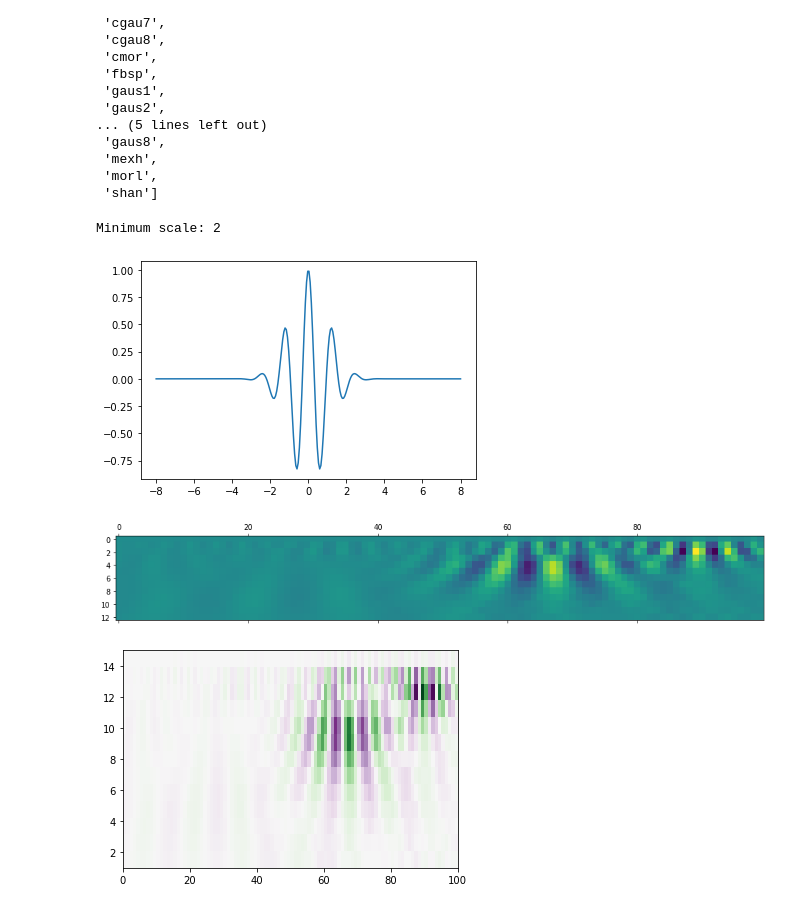
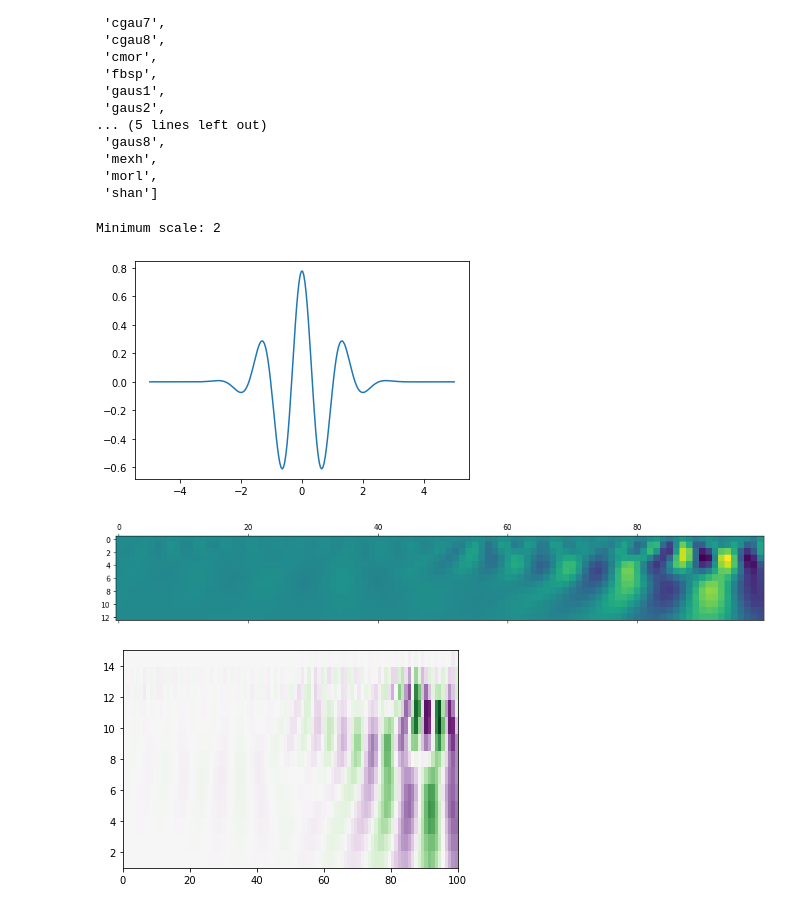
Before and after one commit to tjnewton/sigpig, a Jupyter notebook: examples/explore_Trace.ipynb, the cells around one changed output. Saved outputs shown, nothing was run; the diff lists cells and outputs as text; code cells hidden in the pictures.

Commit message:
add wavelet transform

```diff
--- a/examples/explore_Trace.ipynb
+++ b/examples/explore_Trace.ipynb
@@ -132,7 +132,7 @@ fig.tight_layout()
 [figure]
 # %%
 # identify the trace to inspect as an index into event_stream
-index = 0 # test 0,2,16,20
+index = 2 # test 0,2,16,20
 trace = event_stream[index].copy()
 # identify the pick time associated with this trace
 pick_time_DT = event[index]['time'] # UTCDateTime object for operating on dates
@@ -462,30 +462,32 @@ pprint.pprint(wavlist)
 # %%
 # determine scales for continuous wavelet transform
 dt = 1 / 250 # 1/sampling_rate
 nyquist = 250 / 2
-frequencies = pywt.scale2frequency('morl', [1, 2, 3, 4, 5, 6, 7, 8, 9, 10]) / dt
+wavelet = 'cgau8'
+frequencies = pywt.scale2frequency(wavelet, [1, 2, 3, 4, 5, 6, 7, 8, 9, 10]) / dt
 scale_start = np.where(frequencies < nyquist)
-wav = pywt.ContinuousWavelet('morl')
+wav = pywt.ContinuousWavelet(wavelet)
 wavelet_function, x_values = wav.wavefun()
 print(f"Minimum scale: {scale_start[0][0] + 1}")
 # print("Continuous wavelet will be evaluated over the range [{}, {}]".format(wav.lower_bound, wav.upper_bound))
 width = wav.upper_bound - wav.lower_bound
 
 plt.plot(x_values, wavelet_function)
 plt.show()
 
-coef, freqs=pywt.cwt(temp_data, np.arange(2, 15), 'morl', dt)
+coef, freqs=pywt.cwt(temp_data, np.arange(2, 15), wavelet, dt)
+coef = coef.astype('float64')
 plt.matshow(coef)
 plt.show()
 # %% [output]
 Minimum scale: 2
-[figure, old version]
+[figure, new version]
-[figure, old version]
+[figure, new version]
 # %%
 plt.imshow(coef, extent=[0, 100, 1, 15], cmap='PRGn', aspect='auto', vmax=abs(coef).max(), vmin=-abs(coef).max())
 plt.show()
 # %% [output]
-[figure, old version]
+[figure, new version]
 # %%
 frequencies = pywt.scale2frequency('shan1.5-1', [1, 2, 3, 4, 5, 6, 7, 8, 9, 10]) / dt
 scale_start = np.where(frequencies < nyquist)
```
Also changed, not shown: parts of 6 cells of this notebook.
